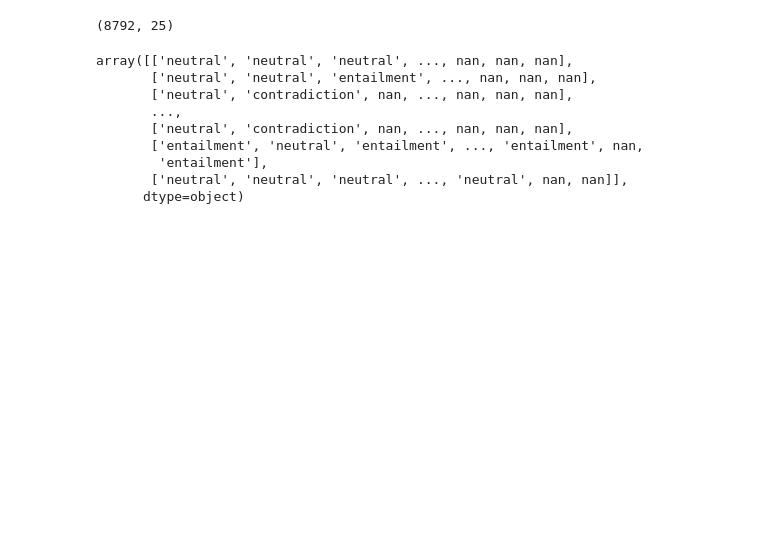
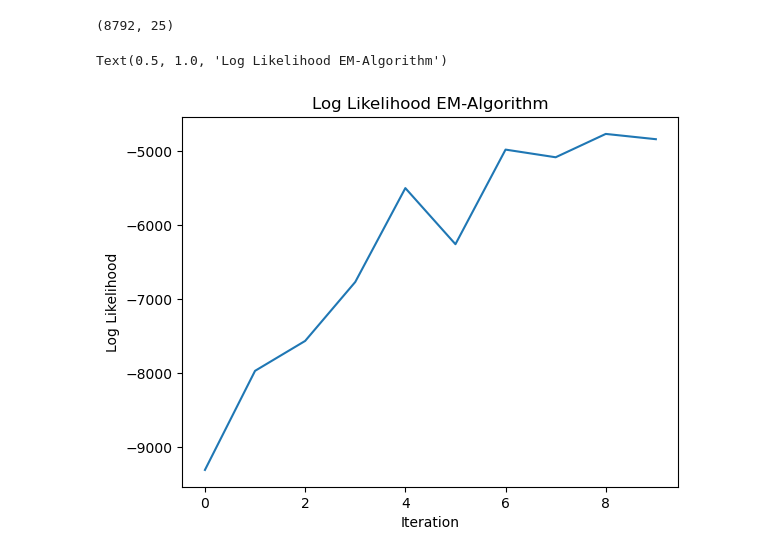
Before and after one commit to Marbr987/Hypothesis_Driven_Analysis_of_Self_Rationalising_Models, a Jupyter notebook: 03_Bayesian_Network/Learn_BN_Parameters.ipynb, the cells around one changed output. Cells and saved outputs as stored; diff of their text form; code cells hidden in the pictures; blank space fills up the shorter version.

Commit message:
feature: adapt script for learning BN parameters for training data

```diff
--- a/03_Bayesian_Network/Learn_BN_Parameters.ipynb
+++ b/03_Bayesian_Network/Learn_BN_Parameters.ipynb
@@ -217,17 +189,17 @@ def find_most_likely_z(log_prob, possible_configs, y_hat):
     return z
 
 def most_likely_heuristic(clf, y_hat, data, not_nan):
-    y_mapping = {'contradiction': 0, 'entailment': 1, 'neutral': 2}
+    y_mapping = {clf[0].classes_[0]: 0, clf[0].classes_[1]: 1, clf[0].classes_[2]: 2}
     preds = pd.Series([np.nan, ] * 25)
     for i in range(25):
         if not_nan[i]:
             preds[i] = clf[i].predict(data[cols[i]].reshape(1,-1))[0]
     predicted_y = predict_y_from_z(preds)
+    log_prob = np.zeros((25,3))
+    for i in range(25):
+        if not_nan[i]:
+            log_prob[i,:] = clf[i].predict_log_proba(data[cols[i]].reshape(1,-1))
     if predicted_y != y_hat:
-        log_prob = np.zeros((25,3))
-        for i in range(25):
-            if not_nan[i]:
-                log_prob[i,:] = clf[i].predict_log_proba(data[cols[i]].reshape(1,-1))
         if y_hat == 'neutral':
             preds[not_nan] = 'neutral'
         elif y_hat == 'contradiction':
@@ -261,22 +233,39 @@ def most_likely_heuristic(clf, y_hat, data, not_nan):
                         if swapping_cost < best_swapping_cost:
                             best_i = i
                 preds[best_i] = 'entailment'
-    return preds
+    log_lik = 0
+    for i in range(25):
+        if not_nan[i]:
+            log_lik += log_prob[i, y_mapping[preds[i]]]
+    return preds, log_lik
 # %%
-def estimate_z():
+def estimate_z_and_log_lik(clf, y_hat, data, not_nan):
     res = list()
+    log_lik = 0
     for i in range(data.shape[0]):
-        res += [most_likely_heuristic(clf, y_hat[i], data[i,:], not_nan[i,:]), ]
-    return np.array(res)
+        preds, cur_log_lik = most_likely_heuristic(clf, y_hat[i], data[i,:], not_nan[i,:])
+        res += [preds, ]
+        log_lik += cur_log_lik
+    return np.array(res), log_lik
-# %%
-estimate_z()
-# %% [output]
-array([['neutral', 'neutral', 'neutral', ..., nan, nan, nan],
-       ['neutral', 'neutral', 'entailment', ..., nan, nan, nan],
-       ['neutral', 'contradiction', nan, ..., nan, nan, nan],
-       ...,
-       ['neutral', 'contradiction', nan, ..., nan, nan, nan],
-       ['entailment', 'neutral', 'entailment', ..., 'entailment', nan,
-        'entailment'],
-       ['neutral', 'neutral', 'neutral', ..., 'neutral', nan, nan]],
-      dtype=object)
+# %%
+def em_algorithm(clf, y_hat, data, not_nan, iter):
+    log_lik = list()
+    for k in range(iter):
+        # E-Step
+        z, cur_log_lik = estimate_z_and_log_lik(clf, y_hat, data, not_nan)
+        log_lik += [cur_log_lik, ]
+        # M-Step
+        for i in range(25):
+            clf[i].fit(data[not_nan[:,i],][:,cols[i]], z[not_nan[:,i], i])
+
+    return clf, z, log_lik
+# %%
+clf, z, log_lik = em_algorithm(clf, y_hat, data, not_nan, 10)
+# %%
+plt.plot(log_lik)
+plt.xlabel('Iteration')
+plt.ylabel('Log Likelihood')
+plt.title('Log Likelihood EM-Algorithm')
+# %% [output]
+Text(0.5, 1.0, 'Log Likelihood EM-Algorithm')
+[figure, added]
```
Also changed, not shown: parts of 12 cells of this notebook, 3 other files.
